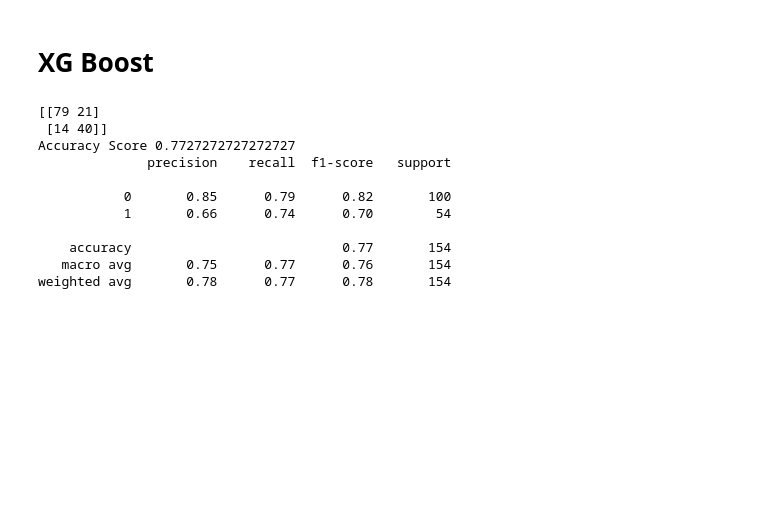
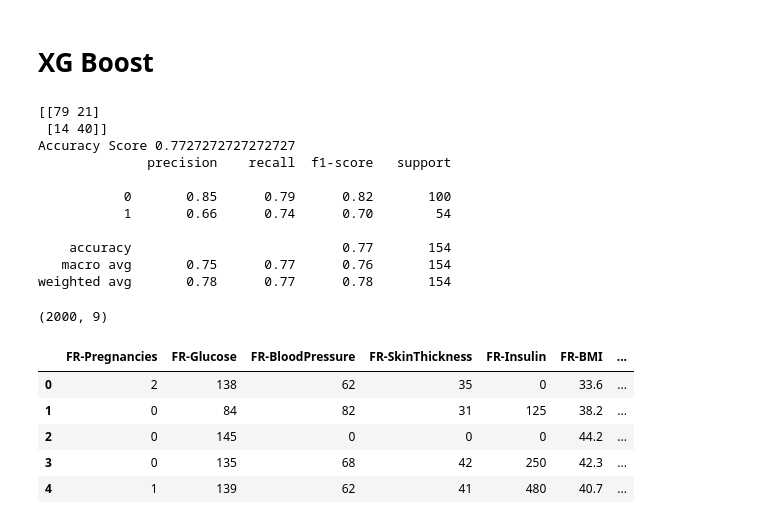
Before and after one commit to siddartha-10/programming-for-ML-assignments, a Jupyter notebook: Project/Clean_work_Only_PIMA_ADSYN.ipynb, the cells around one changed output. Cells and saved outputs as stored; diff of their text form; code cells hidden in the pictures; blank space fills up the shorter version.

```diff
--- a/Project/Clean_work_Only_PIMA_ADSYN.ipynb
+++ b/Project/Clean_work_Only_PIMA_ADSYN.ipynb
@@ -348,0 +349,13 @@ weighted avg       0.78      0.77      0.78       154
+# %%
+fd.shape
+# %% [output]
+(2000, 9)
+# %%
+fd.head()
+# %% [output]
+|  | FR-Pregnancies | FR-Glucose | FR-BloodPressure | FR-SkinThickness | FR-Insulin | FR-BMI | ... |
+| 0 | 2 | 138 | 62 | 35 | 0 | 33.6 | ... |
+| 1 | 0 | 84 | 82 | 31 | 125 | 38.2 | ... |
+| 2 | 0 | 145 | 0 | 0 | 0 | 44.2 | ... |
+| 3 | 0 | 135 | 68 | 42 | 250 | 42.3 | ... |
+| 4 | 1 | 139 | 62 | 41 | 480 | 40.7 | ... |
```
Also changed, not shown: parts of 17 cells of this notebook.
